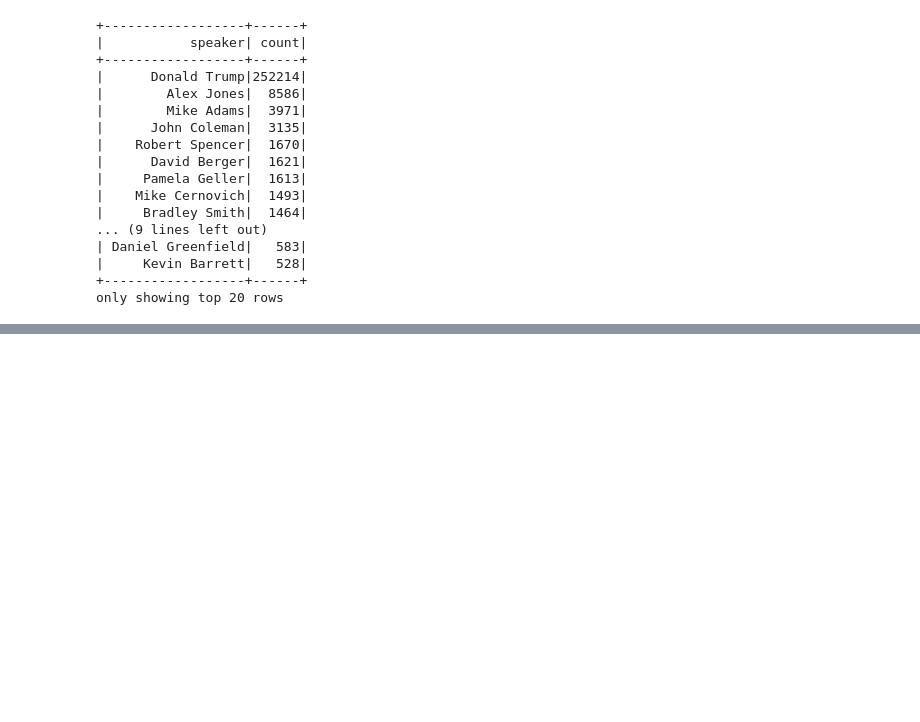
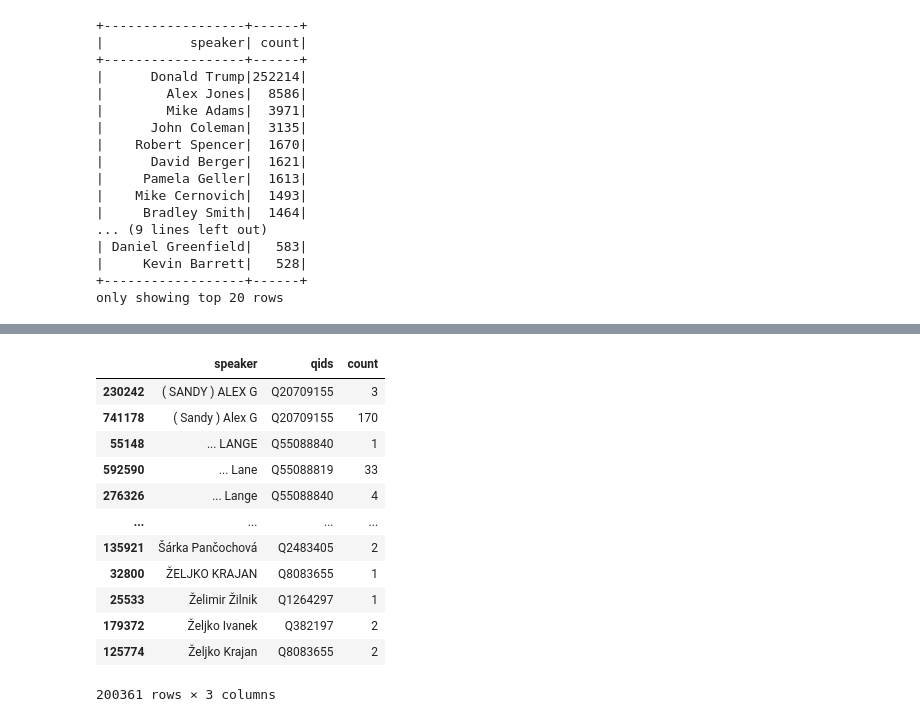
Before and after one commit to epfl-ada/ada-2021-project-k-beans, a Jupyter notebook: Untitled.ipynb, the cells around one changed output, grey strips where cells are left out. Saved outputs shown, nothing was run; the diff lists cells and outputs as text; code cells hidden in the pictures; blank space fills up the shorter version.

```diff
--- a/Untitled.ipynb
+++ b/Untitled.ipynb
@@ -113,0 +248,3 @@ df.join(df_ner, on='quoteID').select('quotation', 'entities').show()
+# %%
+d = counts[counts['speaker'] != 'None']
+d['qids'] = d['qids'].apply(lambda x: 'Q' + str(min(map(lambda y: int(y[1:]), x))))
@@ -113,0 +274,16 @@ df.join(df_ner, on='quoteID').select('quotation', 'entities').show()
+# %%
+d[d.duplicated('qids', keep=False)].sort_values('speaker')
+# %% [output]
+|  | speaker | qids | count |
+| 230242 | ( SANDY ) ALEX G | Q20709155 | 3 |
+| 741178 | ( Sandy ) Alex G | Q20709155 | 170 |
+| 55148 | ... LANGE | Q55088840 | 1 |
+| 592590 | ... Lane | Q55088819 | 33 |
+| 276326 | ... Lange | Q55088840 | 4 |
+| ... | ... | ... | ... |
+| 135921 | Šárka Pančochová | Q2483405 | 2 |
+| 32800 | ŽELJKO KRAJAN | Q8083655 | 1 |
+| 25533 | Želimir Žilnik | Q1264297 | 1 |
+| 179372 | Željko Ivanek | Q382197 | 2 |
+| 125774 | Željko Krajan | Q8083655 | 2 |
+200361 rows × 3 columns
```
Also changed, not shown: parts of 47 cells of this notebook.
